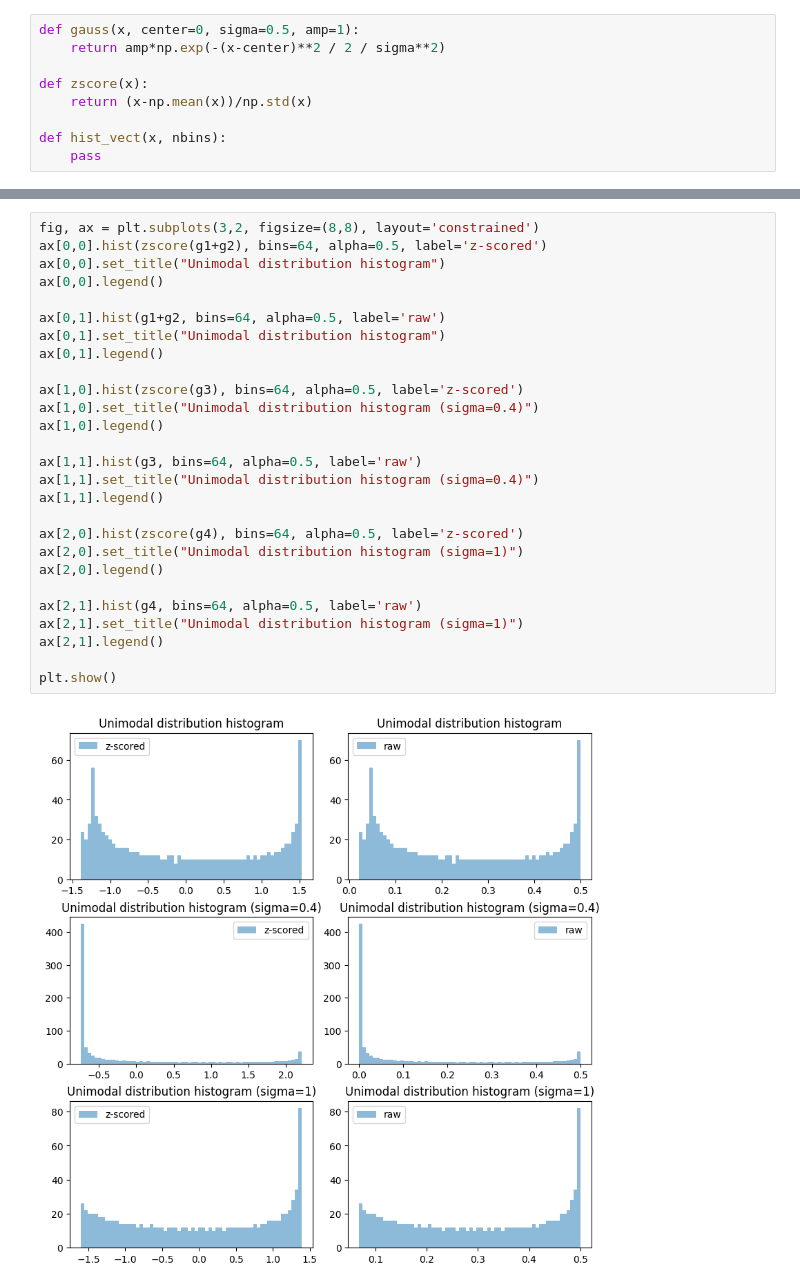
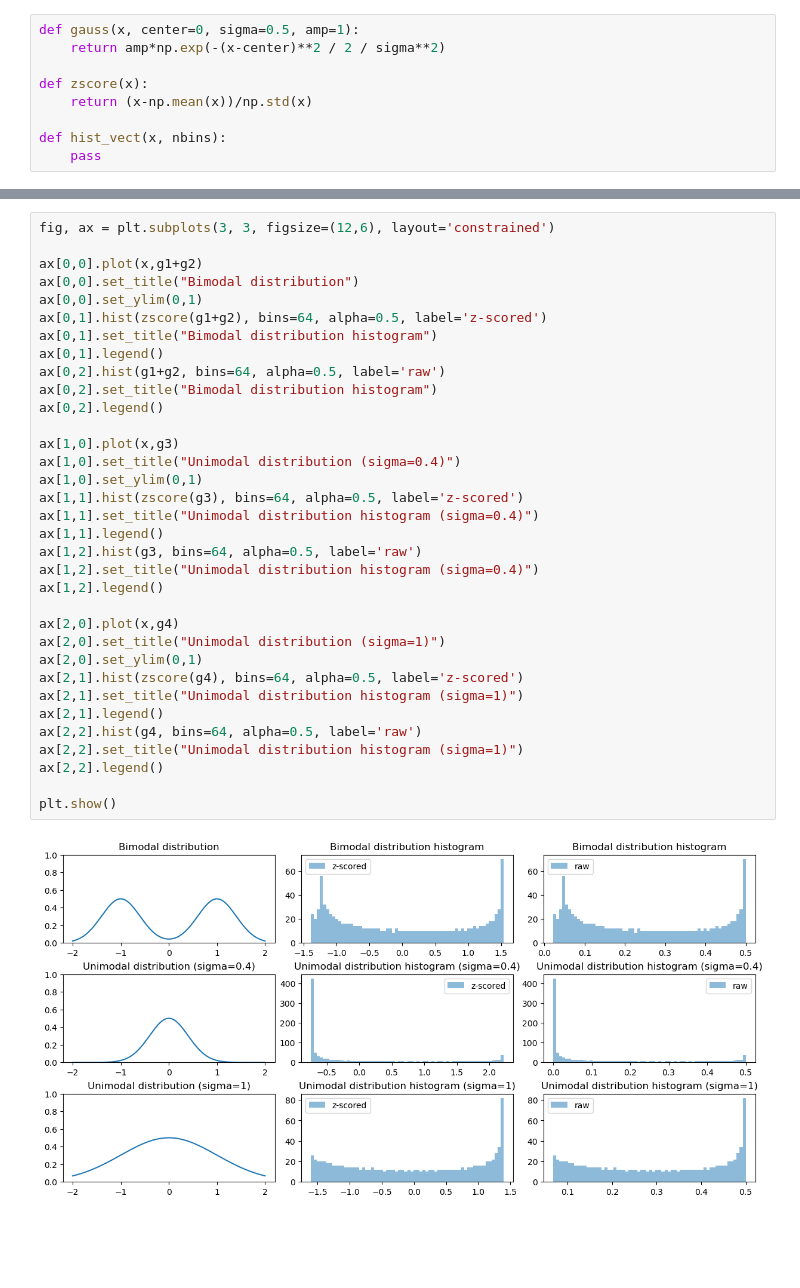
Before and after one commit to pcruzparri/Misc, a Jupyter notebook: jupyter_notebooks/DistributionZscoreHistPlay.ipynb, the cells around one changed output, grey strips where cells are left out. Cells and saved outputs as stored; diff of their text form; blank space fills up the shorter version.

Commit message:
Fixing last figure in DistributionZscoreHistPlay notebook

```diff
--- a/jupyter_notebooks/DistributionZscoreHistPlay.ipynb
+++ b/jupyter_notebooks/DistributionZscoreHistPlay.ipynb
@@ -76,31 +80,38 @@ plt.show()
 # %% [output]
 [figure]
 # %%
-fig, ax = plt.subplots(3,2, figsize=(8,8), layout='constrained')
-ax[0,0].hist(zscore(g1+g2), bins=64, alpha=0.5, label='z-scored')
-ax[0,0].set_title("Unimodal distribution histogram")
-ax[0,0].legend()
+fig, ax = plt.subplots(3, 3, figsize=(12,6), layout='constrained')
 
-ax[0,1].hist(g1+g2, bins=64, alpha=0.5, label='raw')
-ax[0,1].set_title("Unimodal distribution histogram")
+ax[0,0].plot(x,g1+g2)
+ax[0,0].set_title("Bimodal distribution")
+ax[0,0].set_ylim(0,1)
+ax[0,1].hist(zscore(g1+g2), bins=64, alpha=0.5, label='z-scored')
+ax[0,1].set_title("Bimodal distribution histogram")
 ax[0,1].legend()
+ax[0,2].hist(g1+g2, bins=64, alpha=0.5, label='raw')
+ax[0,2].set_title("Bimodal distribution histogram")
+ax[0,2].legend()
 
-ax[1,0].hist(zscore(g3), bins=64, alpha=0.5, label='z-scored')
-ax[1,0].set_title("Unimodal distribution histogram (sigma=0.4)")
-ax[1,0].legend()
-
-ax[1,1].hist(g3, bins=64, alpha=0.5, label='raw')
+ax[1,0].plot(x,g3)
+ax[1,0].set_title("Unimodal distribution (sigma=0.4)")
+ax[1,0].set_ylim(0,1)
+ax[1,1].hist(zscore(g3), bins=64, alpha=0.5, label='z-scored')
 ax[1,1].set_title("Unimodal distribution histogram (sigma=0.4)")
 ax[1,1].legend()
+ax[1,2].hist(g3, bins=64, alpha=0.5, label='raw')
+ax[1,2].set_title("Unimodal distribution histogram (sigma=0.4)")
+ax[1,2].legend()
 
-ax[2,0].hist(zscore(g4), bins=64, alpha=0.5, label='z-scored')
-ax[2,0].set_title("Unimodal distribution histogram (sigma=1)")
-ax[2,0].legend()
-
-ax[2,1].hist(g4, bins=64, alpha=0.5, label='raw')
+ax[2,0].plot(x,g4)
+ax[2,0].set_title("Unimodal distribution (sigma=1)")
+ax[2,0].set_ylim(0,1)
+ax[2,1].hist(zscore(g4), bins=64, alpha=0.5, label='z-scored')
 ax[2,1].set_title("Unimodal distribution histogram (sigma=1)")
 ax[2,1].legend()
+ax[2,2].hist(g4, bins=64, alpha=0.5, label='raw')
+ax[2,2].set_title("Unimodal distribution histogram (sigma=1)")
+ax[2,2].legend()
 
 plt.show()
 # %% [output]
-[figure, old version]
+[figure, new version]
```
Also changed, not shown: parts of 5 cells of this notebook.
